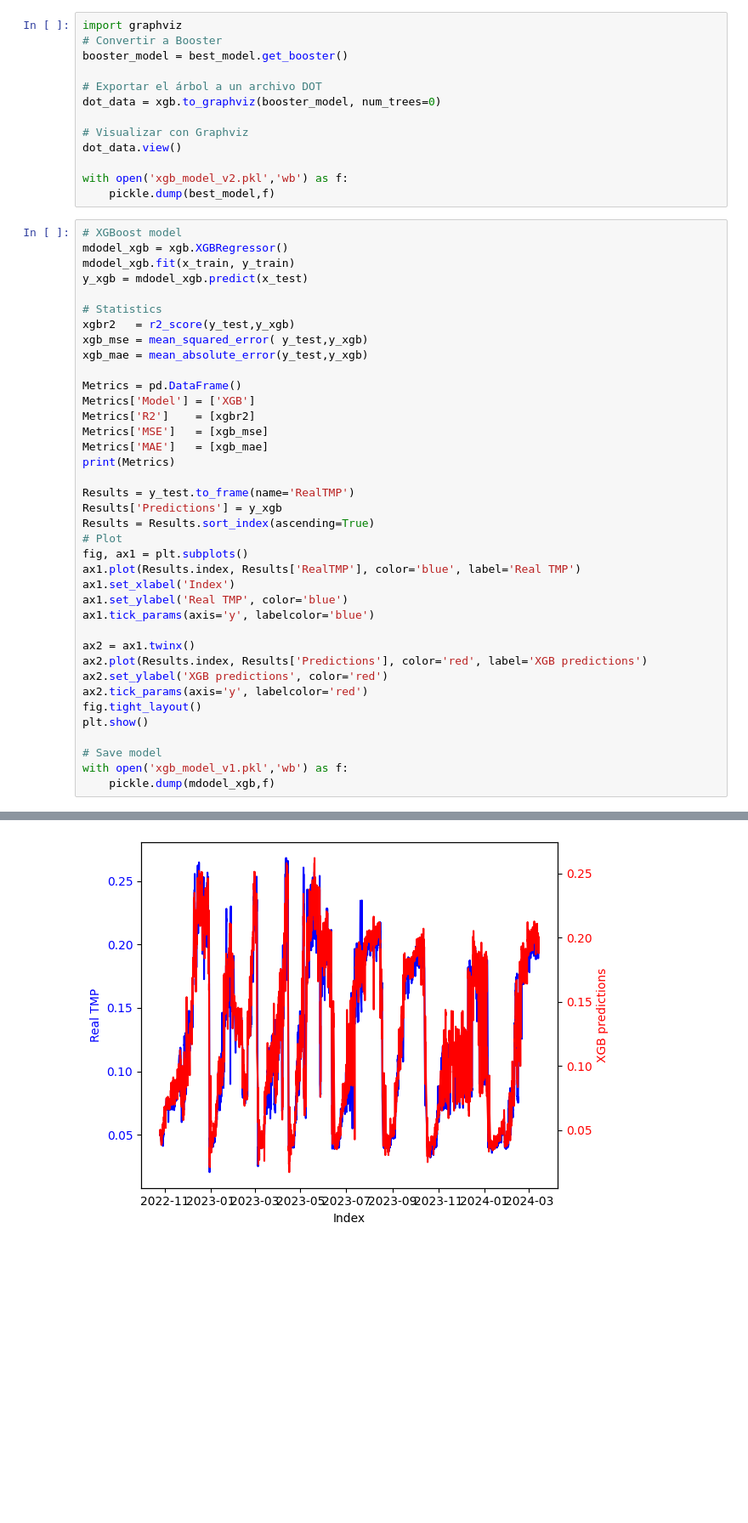
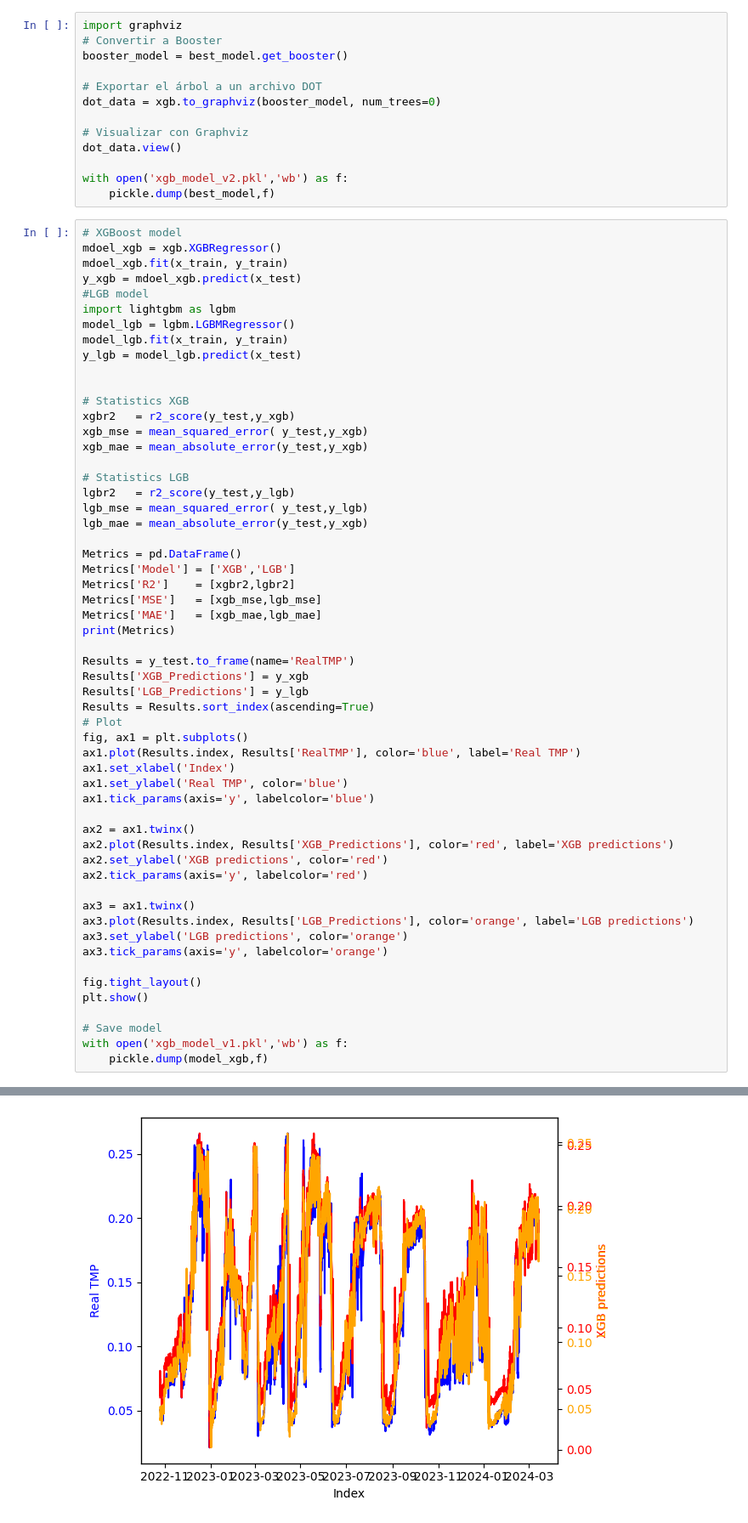
Before and after one commit to BacterioBranches/MBR_ML_model, a Jupyter notebook: main.ipynb, the cells around one changed output, grey strips where cells are left out. Shown at 85% size. Drawn from its saved outputs; the diff is of its cells as text; blank space fills up the shorter version.

Commit message:
LGBM try with incremental leargning, best for now

```diff
--- a/main.ipynb
+++ b/main.ipynb
@@ -420,24 +398,36 @@ with open('xgb_model_v2.pkl','wb') as f:
     pickle.dump(best_model,f)
 # %%
 # XGBoost model
-mdodel_xgb = xgb.XGBRegressor()
-mdodel_xgb.fit(x_train, y_train)
-y_xgb = mdodel_xgb.predict(x_test)
+mdoel_xgb = xgb.XGBRegressor()
+mdoel_xgb.fit(x_train, y_train)
+y_xgb = mdoel_xgb.predict(x_test)
+#LGB model
+import lightgbm as lgbm
+model_lgb = lgbm.LGBMRegressor()
+model_lgb.fit(x_train, y_train)
+y_lgb = model_lgb.predict(x_test)
 
-# Statistics
+
+# Statistics XGB
 xgbr2   = r2_score(y_test,y_xgb)
 xgb_mse = mean_squared_error( y_test,y_xgb)
 xgb_mae = mean_absolute_error(y_test,y_xgb)
 
+# Statistics LGB
+lgbr2   = r2_score(y_test,y_lgb)
+lgb_mse = mean_squared_error( y_test,y_lgb)
+lgb_mae = mean_absolute_error(y_test,y_xgb)
+
 Metrics = pd.DataFrame()
-Metrics['Model'] = ['XGB']
-Metrics['R2']    = [xgbr2]
-Metrics['MSE']   = [xgb_mse]
-Metrics['MAE']   = [xgb_mae]
+Metrics['Model'] = ['XGB','LGB']
+Metrics['R2']    = [xgbr2,lgbr2]
+Metrics['MSE']   = [xgb_mse,lgb_mse]
+Metrics['MAE']   = [xgb_mae,lgb_mae]
 print(Metrics)
 
 Results = y_test.to_frame(name='RealTMP')
-Results['Predictions'] = y_xgb
+Results['XGB_Predictions'] = y_xgb
+Results['LGB_Predictions'] = y_lgb
 Results = Results.sort_index(ascending=True)
 # Plot
 fig, ax1 = plt.subplots()
@@ -447,13 +437,19 @@ ax1.set_ylabel('Real TMP', color='blue')
 ax1.tick_params(axis='y', labelcolor='blue')
 
 ax2 = ax1.twinx()
-ax2.plot(Results.index, Results['Predictions'], color='red', label='XGB predictions')
+ax2.plot(Results.index, Results['XGB_Predictions'], color='red', label='XGB predictions')
 ax2.set_ylabel('XGB predictions', color='red')
 ax2.tick_params(axis='y', labelcolor='red')
+
+ax3 = ax1.twinx()
+ax3.plot(Results.index, Results['LGB_Predictions'], color='orange', label='LGB predictions')
+ax3.set_ylabel('LGB predictions', color='orange')
+ax3.tick_params(axis='y', labelcolor='orange')
+
 fig.tight_layout()
 plt.show()
 
 # Save model
 with open('xgb_model_v1.pkl','wb') as f:
-    pickle.dump(mdodel_xgb,f)
+    pickle.dump(model_xgb,f)
 # %% [output]
@@ -462 +464 @@ with open('xgb_model_v1.pkl','wb') as f:
-[figure, old version]
+[figure, new version]
```
Also changed, not shown: parts of 4 cells of this notebook, 3 other files.
